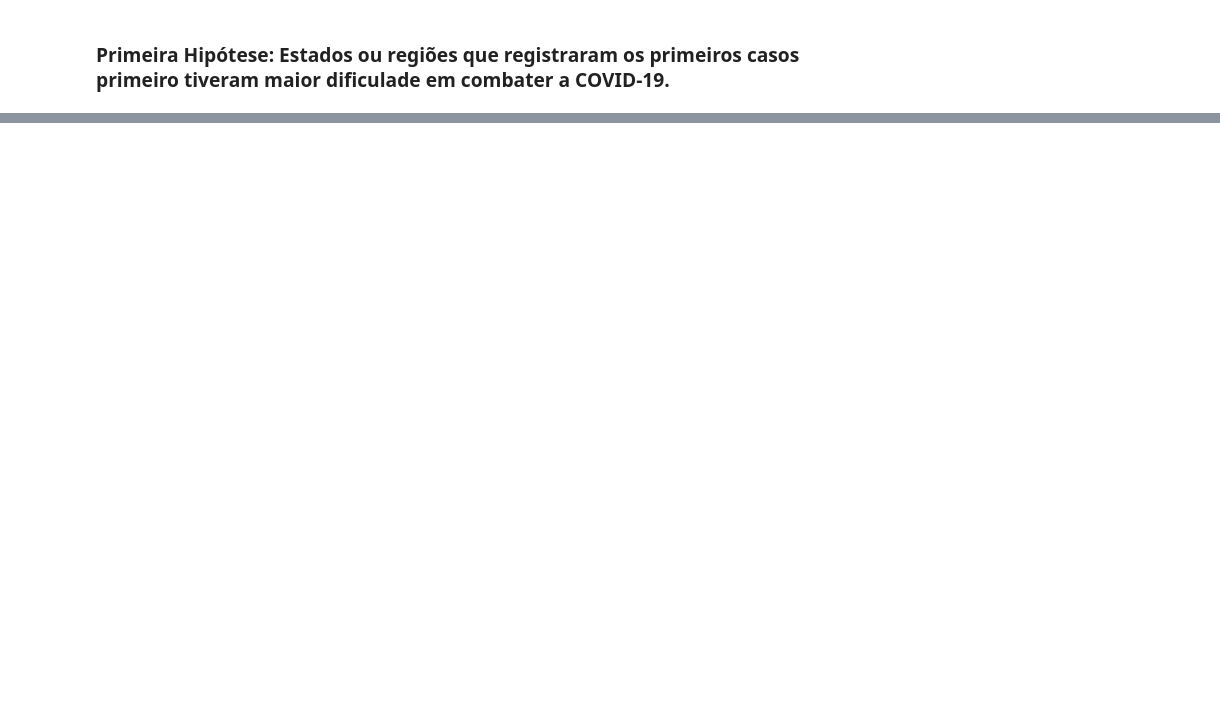
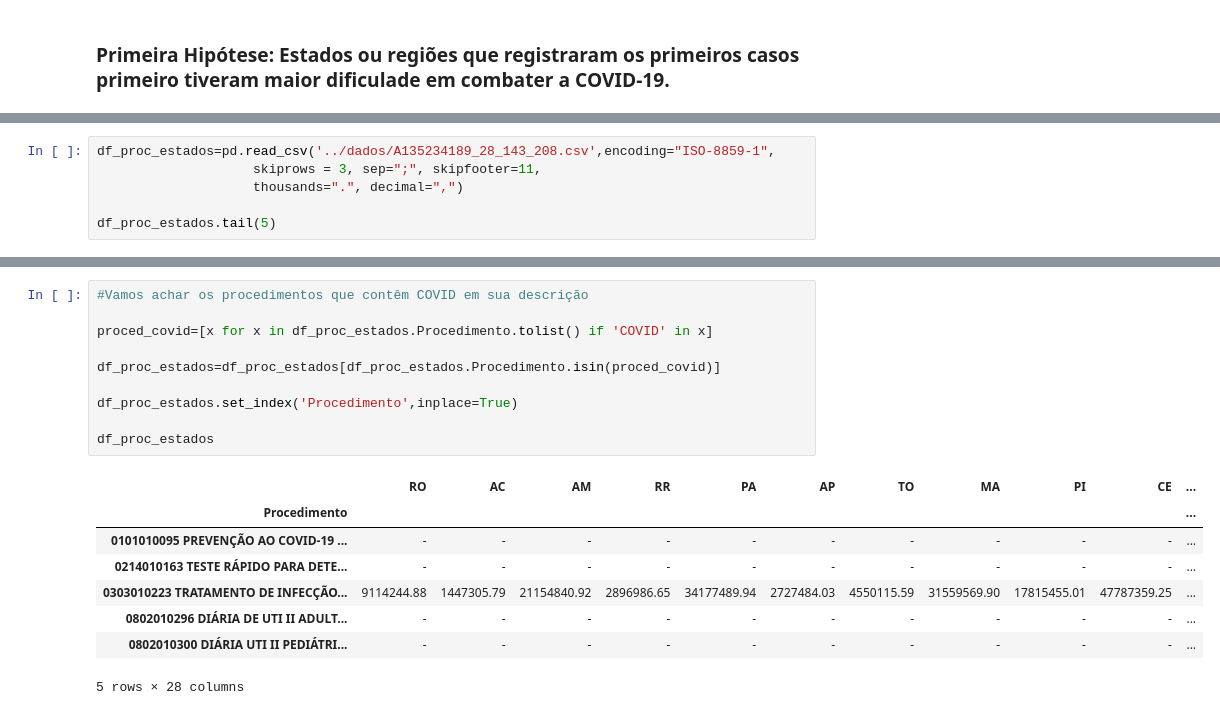
Before and after one commit to paulo-smcs/projetos_bootcamp_alura, a Jupyter notebook: Mod1/modulo1.ipynb, the cells around one changed output, grey strips where cells are left out. Saved outputs shown, nothing was run; the diff lists cells and outputs as text; blank space fills up the shorter version.

```diff
--- a/Mod1/modulo1.ipynb
+++ b/Mod1/modulo1.ipynb
@@ -120,0 +184,6 @@ ax_4.set_xlim(pd.to_datetime('2020-03-01'),pd.to_datetime('2020-03-25'))
+# %%
+df_proc_estados=pd.read_csv('../dados/A135234189_28_143_208.csv',encoding="ISO-8859-1",
+                    skiprows = 3, sep=";", skipfooter=11,
+                    thousands=".", decimal=",")
+
+df_proc_estados.tail(5)
@@ -120,0 +198,19 @@ ax_4.set_xlim(pd.to_datetime('2020-03-01'),pd.to_datetime('2020-03-25'))
+# %%
+#Vamos achar os procedimentos que contêm COVID em sua descrição
+
+proced_covid=[x for x in df_proc_estados.Procedimento.tolist() if 'COVID' in x]
+
+df_proc_estados=df_proc_estados[df_proc_estados.Procedimento.isin(proced_covid)]
+
+df_proc_estados.set_index('Procedimento',inplace=True)
+
+df_proc_estados
+# %% [output]
+|  | RO | AC | AM | RR | PA | AP | TO | MA | PI | CE | ... |
+| Procedimento |  |  |  |  |  |  |  |  |  |  | ... |
+| 0101010095 PREVENÇÃO AO COVID-19 ... | - | - | - | - | - | - | - | - | - | - | ... |
+| 0214010163 TESTE RÁPIDO PARA DETE... | - | - | - | - | - | - | - | - | - | - | ... |
+| 0303010223 TRATAMENTO DE INFECÇÃO... | 9114244.88 | 1447305.79 | 21154840.92 | 2896986.65 | 34177489.94 | 2727484.03 | 4550115.59 | 31559569.90 | 17815455.01 | 47787359.25 | ... |
+| 0802010296 DIÁRIA DE UTI II ADULT... | - | - | - | - | - | - | - | - | - | - | ... |
+| 0802010300 DIÁRIA UTI II PEDIÁTRI... | - | - | - | - | - | - | - | - | - | - | ... |
+5 rows × 28 columns
```
Also changed, not shown: parts of 15 cells of this notebook.
